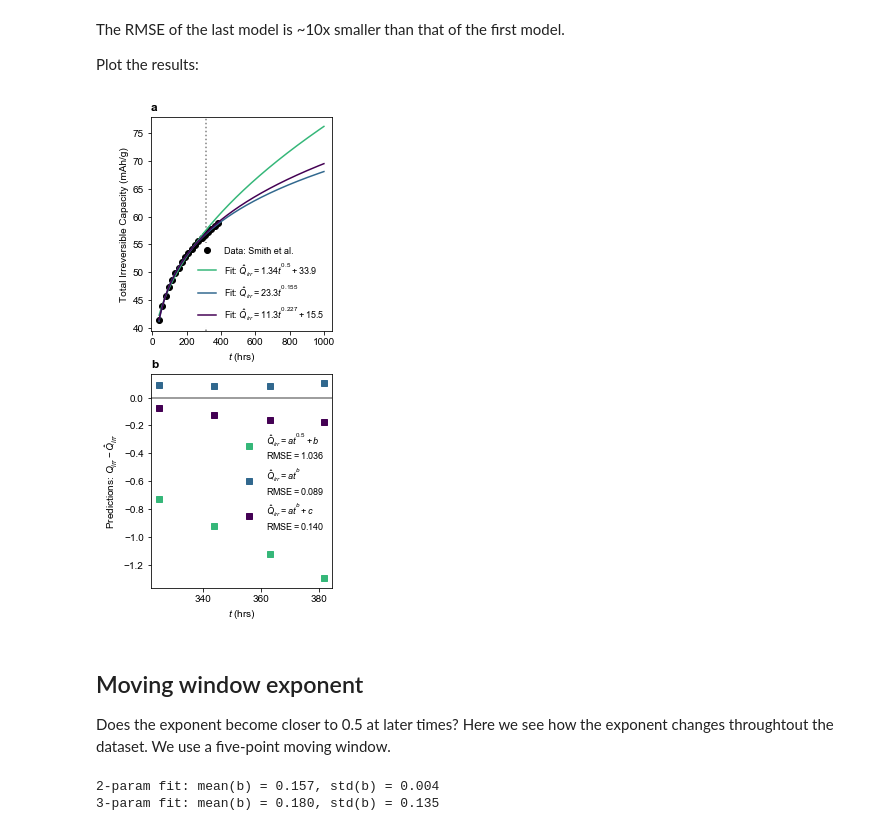
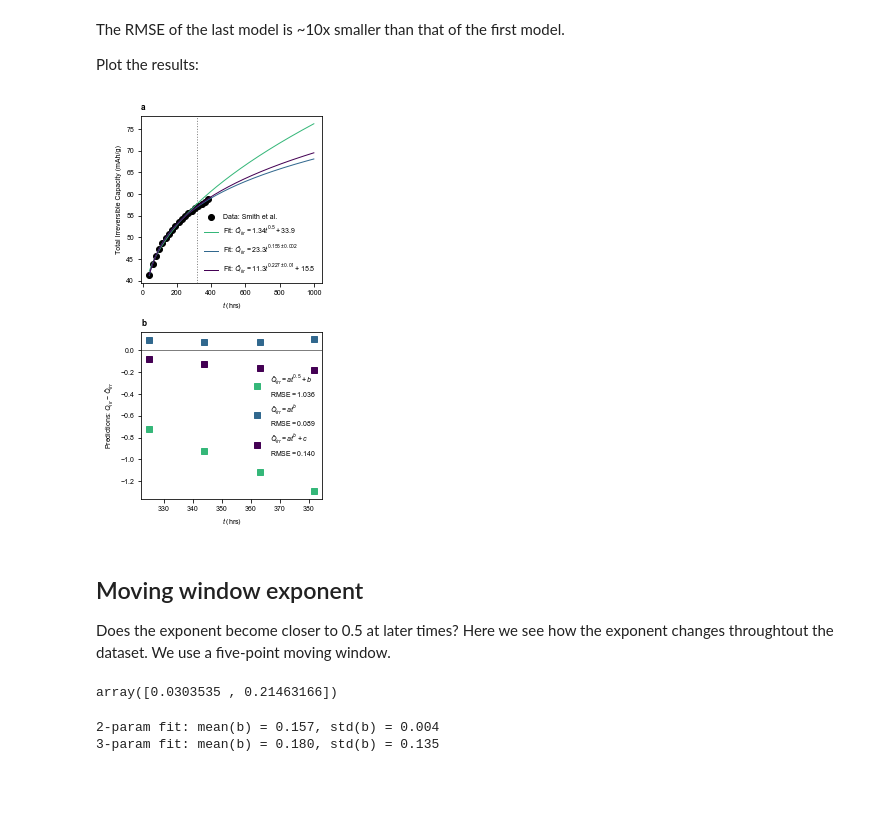
Before and after one commit to petermattia/SEI-growth-time-dependence, a Jupyter notebook: SEI time dependence.ipynb, the cells around one changed output. Cells and saved outputs as stored; diff of their text form; code cells hidden in the pictures; blank space fills up the shorter version.

```diff
--- a/SEI time dependence.ipynb
+++ b/SEI time dependence.ipynb
@@ -17,9 +18,14 @@ from scipy.signal import find_peaks
 Set plotting settings:
 # %%
 fig_width = 3.25 #ECS spec is 3.25" width
-fig_height = (4/3)*fig_width # standard ratio
-rcParams['pdf.fonttype'] = 42
-rcParams['ps.fonttype'] = 42
+fig_height = (3/4)*fig_width # standard ratio
+rcParams['lines.markersize'] = 6
+rcParams['lines.linewidth'] = 1.0
+rcParams['font.size'] = 7
+rcParams['legend.fontsize'] = 7
+rcParams['legend.frameon'] = False
 rcParams['font.sans-serif'] = 'Arial'
 rcParams['mathtext.fontset'] = 'custom'
 rcParams['mathtext.rm'] = 'Arial'
+rcParams['pdf.fonttype'] = 42
+rcParams['ps.fonttype'] = 42
@@ -25,0 +36,2 @@ rcParams['mathtext.rm'] = 'Arial'
+# %%
+alpha = 0.05 # 95% confidence interval = 100*(1-alpha)
@@ -25,0 +40,5 @@ rcParams['mathtext.rm'] = 'Arial'
+# %%
+def tval(alpha, n, p):
+    dof = max(0, n - p) # degrees of freedom
+    tval = t.ppf(1 - alpha/2, dof)
+    return tval
@@ -159,11 +179,11 @@ Here we demo the analysis procedure for a sample dataset from Smith et al.
 x = Smith_30C_data[0][:,0]**2 # work with x in units of time, not sqrt(time)
 y = Smith_30C_data[0][:,1]
 
-popt1,pcov1,adj_r2_1 = curve_fit_with_adj_r_squared(t_onehalf, x, y)
-popt2,pcov2,adj_r2_2 = curve_fit_with_adj_r_squared(power1, x, y)
-popt3,pcov3,adj_r2_3 = curve_fit_with_adj_r_squared(power2, x, y)
+popt1, CIs1, adj_r2_1 = curve_fit_with_adj_r_squared(t_onehalf, x, y)
+popt2, CIs2, adj_r2_2 = curve_fit_with_adj_r_squared(power1, x, y)
+popt3, CIs3, adj_r2_3 = curve_fit_with_adj_r_squared(power2, x, y)
 
-print('Adjusted R^2 for at^1/2+b: %.4f' % adj_r2_1)
-print('Adjusted R^2 for at^b: %.4f' % adj_r2_2)
-print('Adjusted R^2 for at^b+c: %.4f' % adj_r2_3)
+print('Adjusted R^2 for at^1/2+b: {:.4f}'.format(adj_r2_1))
+print('Adjusted R^2 for at^b: {:.4f}'.format(adj_r2_2))
+print('Adjusted R^2 for at^b+c: {:.4f}'.format(adj_r2_3))
 # %% [output]
@@ -252,46 +273,53 @@ Plot the results:
 # %%
 x_future = np.arange(np.min(x_train), 1000)
 
-plt.subplots(figsize=(fig_width, fig_height*2), nrows=2)
+plt.subplots(figsize=(fig_width, fig_height*2.5), nrows=2)
 plt.subplot(211)
 plt.title('a', loc='left', weight='bold')
+
+
 
 plt.axvline(np.mean(x[threshold-1:threshold+1]), color='tab:gray', linestyle=':', zorder=0)
 plt.plot(x, y, 'ko', label='Data: Smith et al.')
 plt.plot(x_future, t_onehalf(x_future, *popt1), color=colors[2,:],
          label='Fit: ' + r'$\hat{Q}_{irr}=%.2ft^{0.5} + %5.1f$' % tuple(popt1))
 plt.plot(x_future, power1(x_future, *popt2), color=colors[1,:],
-         label='Fit: ' + r'$\hat{Q}_{irr}=%.1ft^{%5.3f}$' % tuple(popt2))
+         label='Fit: ' + r'$\hat{Q}_{irr}=%.1ft^{%5.3f \pm %5.3f}$' % tuple(np.append(popt2, CIs2[1])))
 plt.plot(x_future, power2(x_future, *popt3), color=colors[0,:],
-         label='Fit: ' + r'$\hat{Q}_{irr}=%.1ft^{%5.3f} + %5.1f$' % tuple(popt3))
+         label='Fit: ' + r'$\hat{Q}_{irr}=%.1ft^{%5.3f \pm %5.2f} + %5.1f$' % tuple(np.insert(popt3, 2, CIs3[1])))
 
 plt.xlabel(r'$t$' + ' (hrs)')
 plt.ylabel('Total Irreversible Capacity (mAh/g)')
-plt.legend(fontsize=9, framealpha=1, edgecolor='white').set_zorder(1)
+plt.legend(framealpha=1, edgecolor='white').set_zorder(1)
 
 # Predictions
 plt.subplot(212)
 plt.title('b', loc='left', weight='bold')
 
 plt.axhline(0, color='tab:gray')
 plt.plot(x_test, y_test - t_onehalf(x_test, *popt1), 's', color=colors[2,:],
          label=r'$\hat{Q}_{irr}=at^{0.5}+b$' + '\nRMSE' + r'$=%3.3f$' %(rmse1))
 plt.plot(x_test, y_test - power1(x_test, *popt2), 's', color=colors[1,:],
          label=r'$\hat{Q}_{irr}=at^{b}$' + '\nRMSE' + r'$=%3.3f$' %(rmse2))
 plt.plot(x_test, y_test - power2(x_test, *popt3), 's', color=colors[0,:],
          label=r'$\hat{Q}_{irr}=at^{b}+c$' + '\nRMSE' + r'$=%3.3f$' %(rmse3))
 
 plt.xlabel(r'$t$' + ' (hrs)')
 plt.ylabel('Predictions: ' + r'$Q_{irr}-\hat{Q}_{irr}$')
-plt.legend(frameon=False,fontsize=9)
+plt.legend()
 
+plt.tight_layout()
 plt.savefig('figures/Smith_30C_predictions.eps',bbox_inches='tight',format='eps')
 # %% [output]
-[figure, old version]
+[figure, new version]
 # %% [markdown]
 ## Moving window exponent
 
 Does the exponent become closer to 0.5 at later times? Here we see how the exponent changes throughtout the dataset. We use a five-point moving window.
+# %%
+CIs
+# %% [output]
+array([0.0303535 , 0.21463166])
 # %%
 n_points_in_moving_window = 5
 
```
Also changed, not shown: parts of 27 cells of this notebook, 11 other files.
